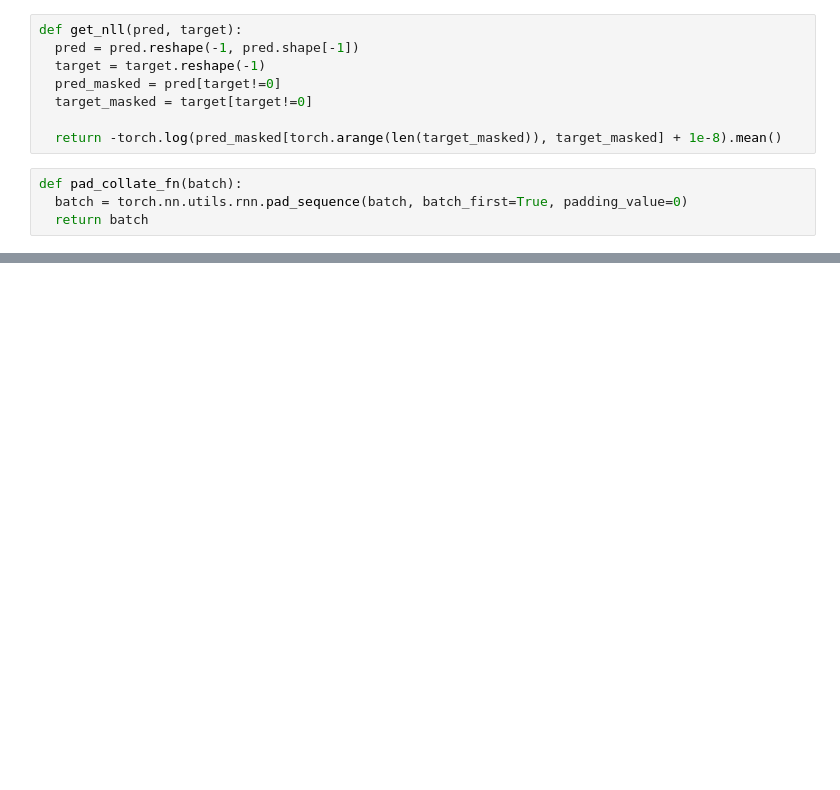
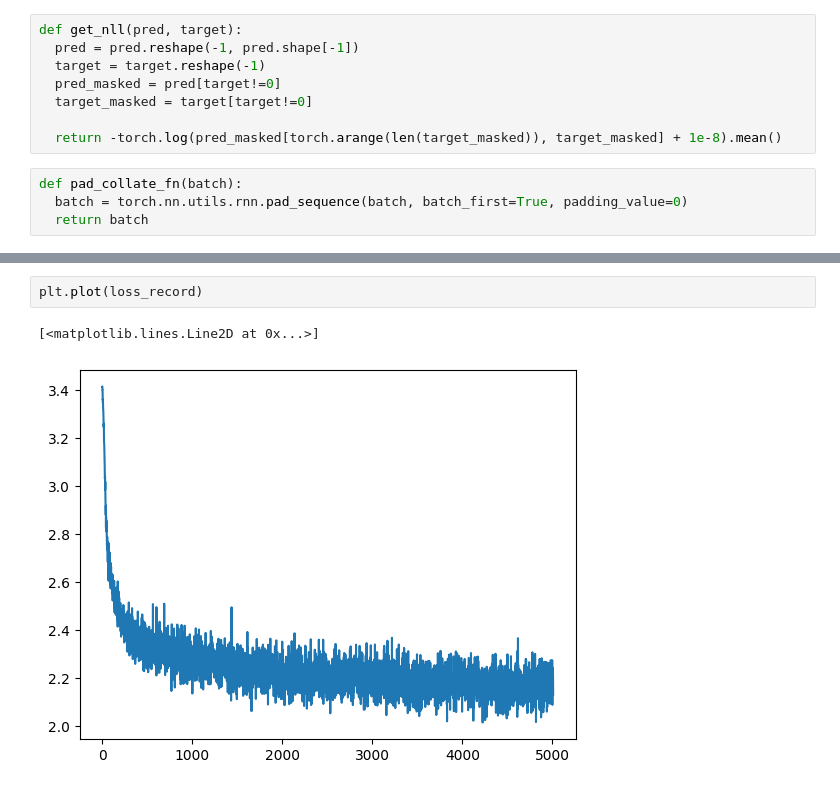
Before and after one commit to jdasam/aat3020-2023, a Jupyter notebook: notebooks/3_Language_modeling.ipynb, the cells around one changed output, grey strips where cells are left out. Drawn from its saved outputs; the diff is of its cells as text; blank space fills up the shorter version.

```diff
--- a/notebooks/3_Language_modeling.ipynb
+++ b/notebooks/3_Language_modeling.ipynb
@@ -213,0 +311,5 @@ plt.plot(loss_record)
+# %%
+plt.plot(loss_record)
+# %% [output]
+[<matplotlib.lines.Line2D at 0x...>]
+[figure, added]
```
Also changed, not shown: parts of 22 cells of this notebook.
